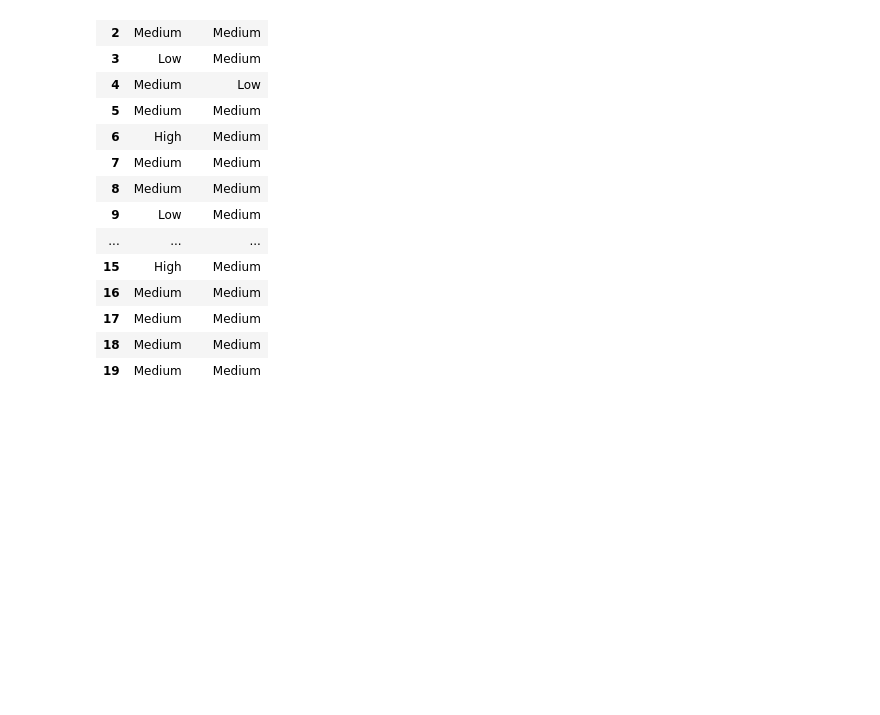
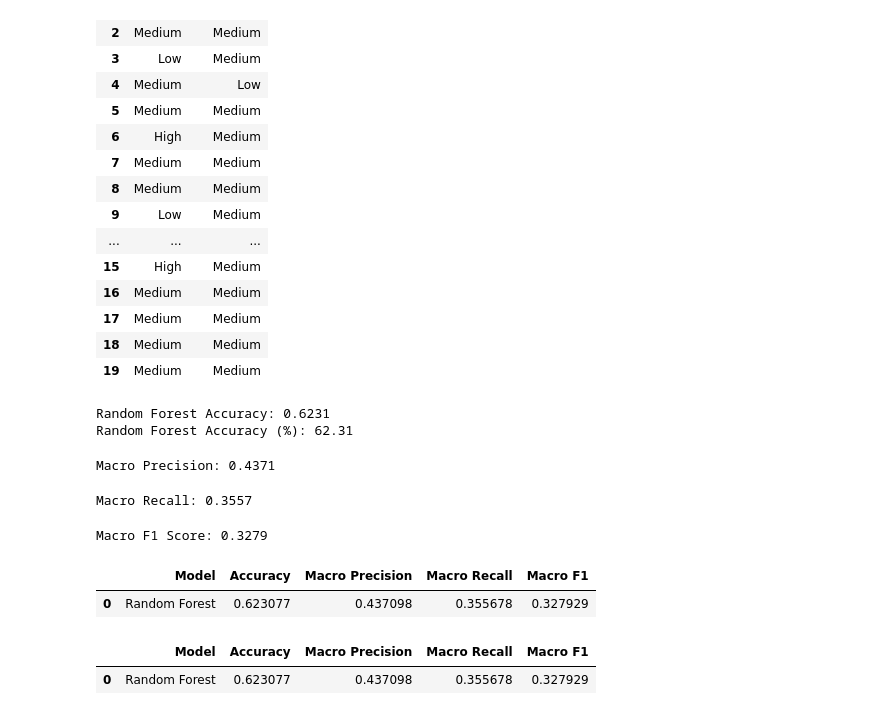
Before and after one commit to lightcode01-oss/IYB_INTERNSHIP, a Jupyter notebook: Day_10_Random_Forest_Model.ipynb, the cells around one changed output. Saved outputs shown, nothing was run; the diff lists cells and outputs as text; code cells hidden in the pictures; blank space fills up the shorter version.

```diff
--- a/Day_10_Random_Forest_Model.ipynb
+++ b/Day_10_Random_Forest_Model.ipynb
@@ -309,3 +309,73 @@ prediction_comparison.head(20)
 | 17 | Medium | Medium |
 | 18 | Medium | Medium |
 | 19 | Medium | Medium |
+# %%
+accuracy = accuracy_score(
+    y_test,
+    y_pred
+)
+
+print("Random Forest Accuracy:", round(accuracy, 4))
+print("Random Forest Accuracy (%):", round(accuracy * 100, 2))
+# %% [output]
+Random Forest Accuracy: 0.6231
+Random Forest Accuracy (%): 62.31
+# %%
+precision = precision_score(
+    y_test,
+    y_pred,
+    average="macro",
+    zero_division=0
+)
+
+print("Macro Precision:", round(precision, 4))
+# %% [output]
+Macro Precision: 0.4371
+# %%
+recall = recall_score(
+    y_test,
+    y_pred,
+    average="macro",
+    zero_division=0
+)
+
+print("Macro Recall:", round(recall, 4))
+# %% [output]
+Macro Recall: 0.3557
+# %%
+f1 = f1_score(
+    y_test,
+    y_pred,
+    average="macro",
+    zero_division=0
+)
+
+print("Macro F1 Score:", round(f1, 4))
+# %% [output]
+Macro F1 Score: 0.3279
+# %%
+random_forest_results = pd.DataFrame({
+    "Model": ["Random Forest"],
+    "Accuracy": [accuracy],
+    "Macro Precision": [precision],
+    "Macro Recall": [recall],
+    "Macro F1": [f1]
+})
+
+random_forest_results
+# %% [output]
+|  | Model | Accuracy | Macro Precision | Macro Recall | Macro F1 |
+| 0 | Random Forest | 0.623077 | 0.437098 | 0.355678 | 0.327929 |
+# %%
+random_forest_results = pd.DataFrame({
+    "Model": ["Random Forest"],
+    "Accuracy": [accuracy],
+    "Macro Precision": [precision],
+    "Macro Recall": [recall],
+    "Macro F1": [f1]
+})
+
+random_forest_results
+# %% [output]
+|  | Model | Accuracy | Macro Precision | Macro Recall | Macro F1 |
+| 0 | Random Forest | 0.623077 | 0.437098 | 0.355678 | 0.327929 |
```
Also changed, not shown: parts of 1 cell of this notebook.
